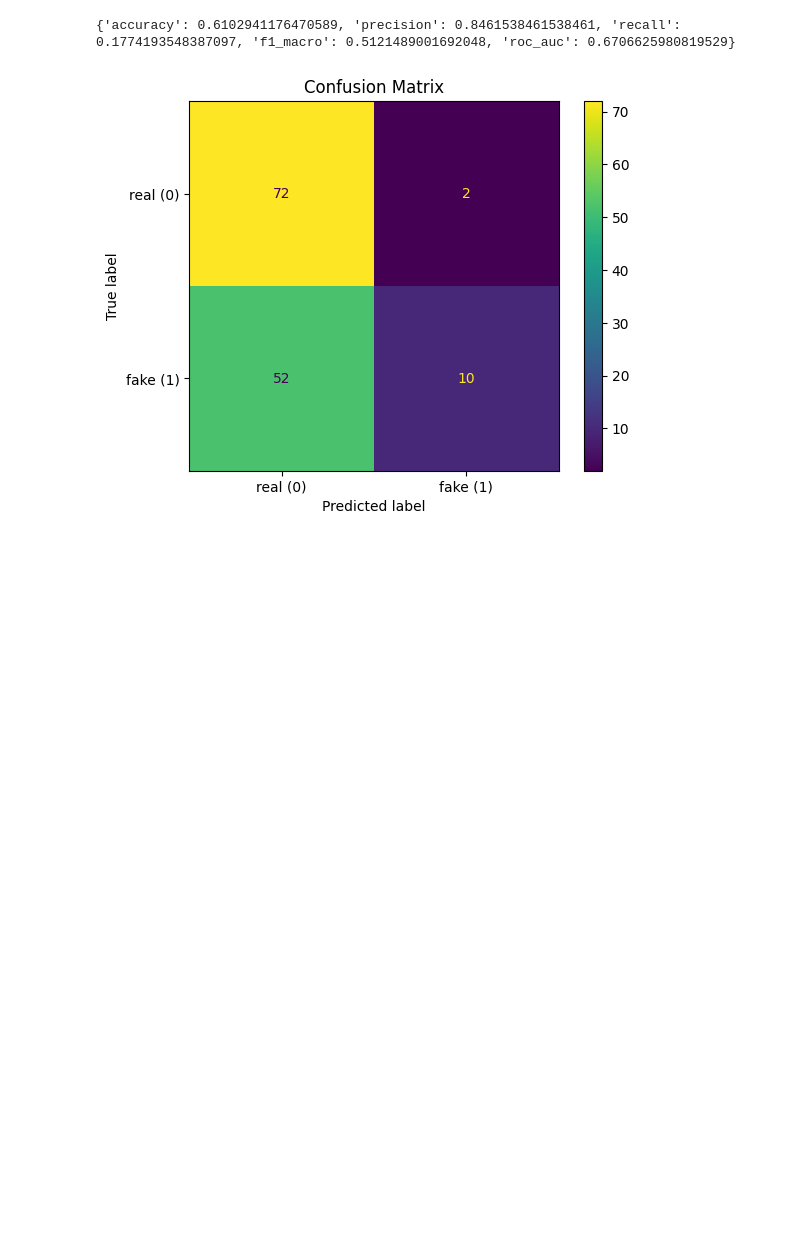
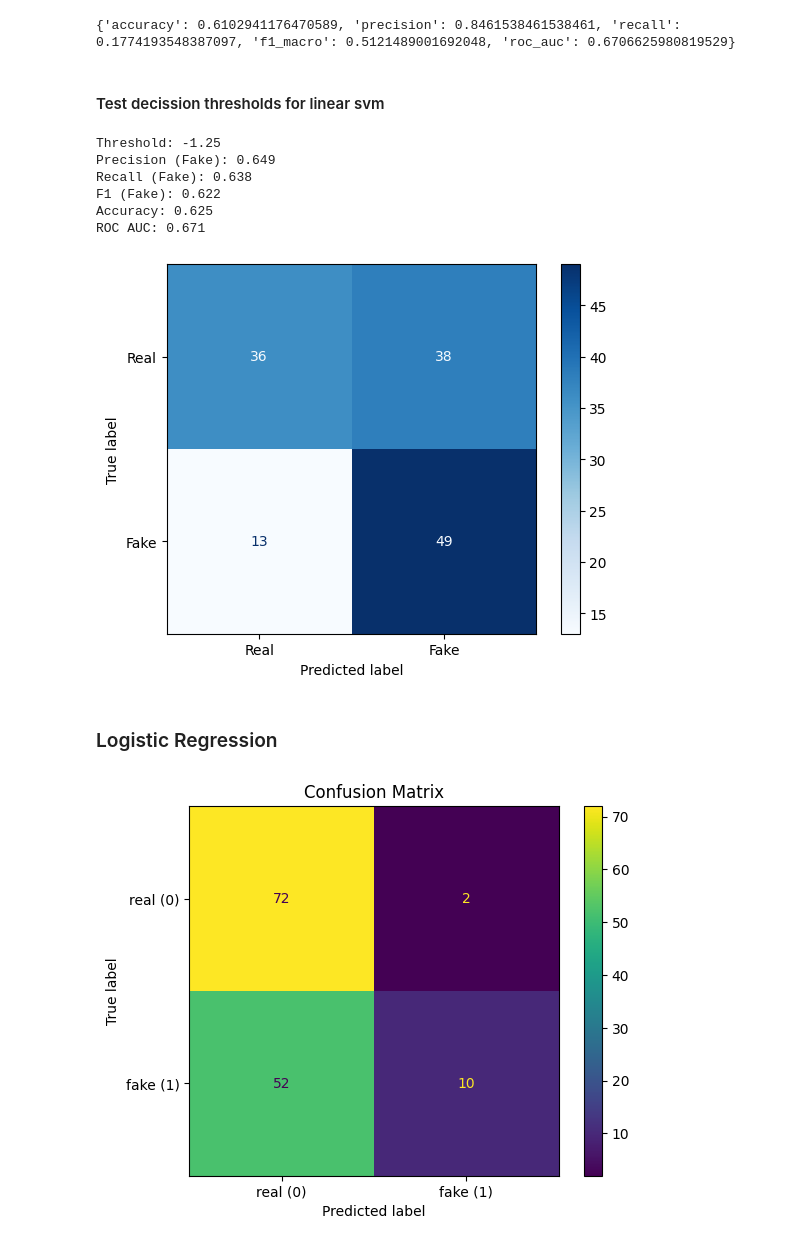
Before and after one commit to g-nazos/audio-deepfake-detection, a Jupyter notebook: notebooks/model_zero_shot_evaluation.ipynb, the cells around one changed output. Cells and saved outputs as stored; diff of their text form; code cells hidden in the pictures; blank space fills up the shorter version.

Commit message:
descission thresholds experimetns

```diff
--- a/notebooks/model_zero_shot_evaluation.ipynb
+++ b/notebooks/model_zero_shot_evaluation.ipynb
@@ -19,6 +23,61 @@ print(metrics)
 # %% [output]
 [figure]
 {'accuracy': 0.6102941176470589, 'precision': 0.8461538461538461, 'recall': 0.1774193548387097, 'f1_macro': 0.5121489001692048, 'roc_auc': 0.6706625980819529}
+# %% [markdown]
+#### Test decission thresholds for linear svm
+# %%
+from sklearn.svm import LinearSVC
+from sklearn.preprocessing import StandardScaler
+from sklearn.pipeline import make_pipeline
+from sklearn.metrics import confusion_matrix, ConfusionMatrixDisplay
+from sklearn.metrics import precision_score, recall_score, f1_score, accuracy_score, roc_auc_score
+import numpy as np
+import joblib
+
+
+best_model_path = os.path.join(MODELS_PATH, 'linear_svm','exp_20260131_215211', 'model.joblib')
+
+
+model = joblib.load(best_model_path)
+elev_test_data_path = os.path.join(ELEVEN_LABS_FEATURES_PATH, "eleven_labs_features_mean_20_128_256_128.parquet")
+itw_test_data_path = os.path.join(ITW_DATASET_PATH, 'normalized_features',"itw_features_mean_20_128_256_128_trimmed_loudness_normalized.parquet")
+
+_, _, X_itw, y_itw, X_elev, y_elev, _ = load_and_prepare_data(itw_test_data_path, itw_test_data_path, elev_test_data_path)
+scores = model.decision_function(X_elev)
+threshold = -1.25  # new threshold for class 1 (fake)
+y_pred = (scores >= threshold).astype(int)
+
+from sklearn.metrics import confusion_matrix, ConfusionMatrixDisplay
+
+# Suppose y_pred are your new predictions with adjusted threshold
+cm = confusion_matrix(y_elev, y_pred, labels=[0,1])  # 0 = real, 1 = fake
+
+# Display it nicely
+disp = ConfusionMatrixDisplay(confusion_matrix=cm, display_labels=["Real", "Fake"])
+disp.plot(cmap="Blues")
+
+precision = precision_score(y_elev, y_pred, average='macro')
+recall = recall_score(y_elev, y_pred, average='macro')
+f1 = f1_score(y_elev, y_pred, average='macro')
+accuracy = accuracy_score(y_elev, y_pred)
+roc_auc = roc_auc_score(y_elev, scores)  # use raw decision scores for ROC AUC
+
+print(f"Threshold: {threshold}")
+print(f"Precision (Fake): {precision:.3f}")
+print(f"Recall (Fake): {recall:.3f}")
+print(f"F1 (Fake): {f1:.3f}")
+print(f"Accuracy: {accuracy:.3f}")
+print(f"ROC AUC: {roc_auc:.3f}")
+# %% [output]
+Threshold: -1.25
+Precision (Fake): 0.649
+Recall (Fake): 0.638
+F1 (Fake): 0.622
+Accuracy: 0.625
+ROC AUC: 0.671
+[figure, added]
+# %% [markdown]
+### Logistic Regression
 # %%
 best_model_path = os.path.join(MODELS_PATH, 'logistic_reg','exp_20260131_220429', 'model.joblib')
 
```
Also changed, not shown: parts of 14 cells of this notebook.
